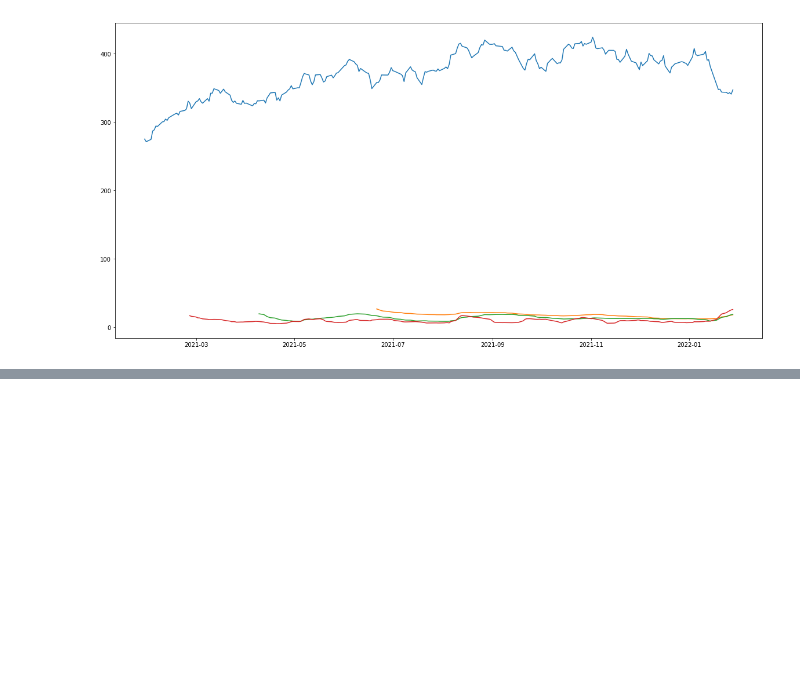
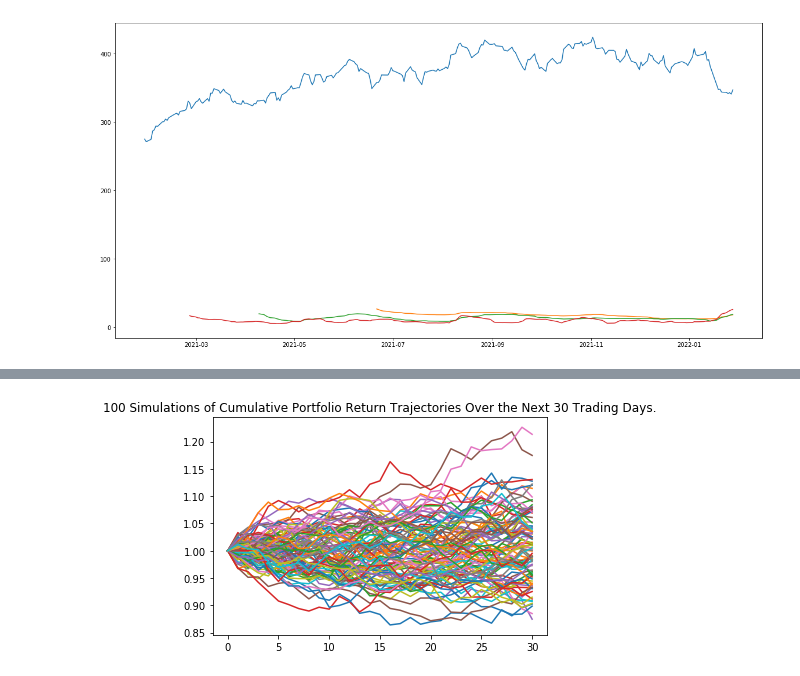
Before and after one commit to Maurolp15/JMB_Portfolio_Project, a Jupyter notebook: proj_1.ipynb, the cells around one changed output, grey strips where cells are left out. Saved outputs shown, nothing was run; the diff lists cells and outputs as text; code cells hidden in the pictures; blank space fills up the shorter version.

Commit message:
MC simulations deleted seana_readMe

```diff
--- a/proj_1.ipynb
+++ b/proj_1.ipynb
@@ -568,3 +569,6 @@ GS_20_std.plot(ax=ax2)
 # %% [output]
 <matplotlib.axes._subplots.AxesSubplot at 0x...>
 [figure]
+# %%
+JMB_portfolio = df_ticker.drop(columns="SNP")
+JMB_portfolio.head()
@@ -570,0 +585,11 @@ GS_20_std.plot(ax=ax2)
+# %%
+# Configure a Monte Carlo simulation to forecast five years cumulative returns
+MC_even_dist = MCSimulation(
+    portfolio_data = JMB_portfolio,
+    weights = [.2, .2, .2, .2, .2],
+    num_simulation = 100,
+    num_trading_days = 30
+)
+
+# Print the simulation input data
+MC_even_dist.portfolio_data.head()
@@ -570,0 +638,5 @@ GS_20_std.plot(ax=ax2)
+# %%
+# Plot simulation outcomes
+line_plot = MC_even_dist.plot_simulation()
+# %% [output]
+[figure, added]
```
Also changed, not shown: parts of 15 cells of this notebook, 1 other file.
